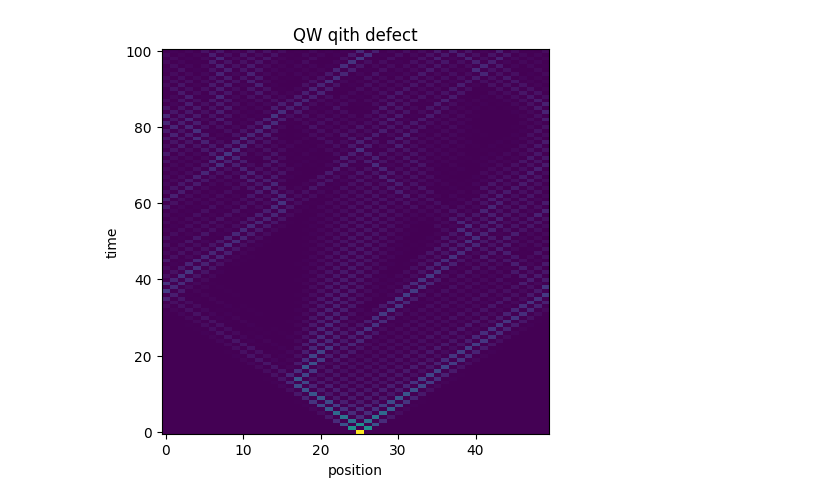
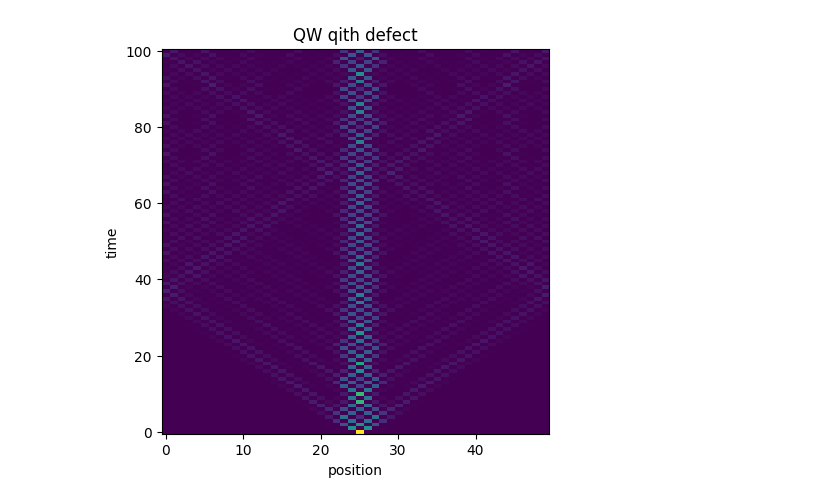
Before and after one commit to JedrekSt/NonHermitianQW, a Jupyter notebook: demo_/phase_defect.ipynb, the cells around one changed output. Drawn from its saved outputs; the diff is of its cells as text; code cells hidden in the pictures.

```diff
--- a/demo_/phase_defect.ipynb
+++ b/demo_/phase_defect.ipynb
@@ -14,18 +14,21 @@ from rabbit_2 import rabbit_wout_def
 # %%
+%matplotlib inline
+
 dim = 50
 steps = 100
 coin_dict = {
     "th" : np.pi/4
 }
 init_state_dict = {
-
+    "x0" : dim // 2
 }
 rabbit_dict = {
+    "y_pos" : [dim//2 - 3 , dim//2 + 3],
     "ps" : -np.pi/2
 }
 
 model = rabbit_wout_def(dim,coin_dict,rabbit_dict,init_state_dict)
 fig,ax = model.Get_evolution_with_plot(steps,5,5)
 plt.show()
 # %% [output]
-[figure, old version]
+[figure, new version]
```
Also changed, not shown: parts of 5 cells of this notebook, 3 other files.
